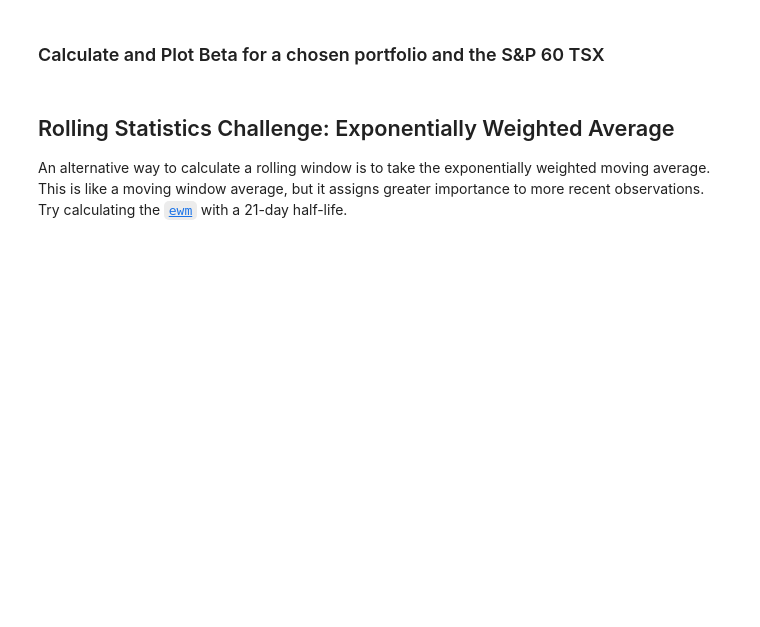
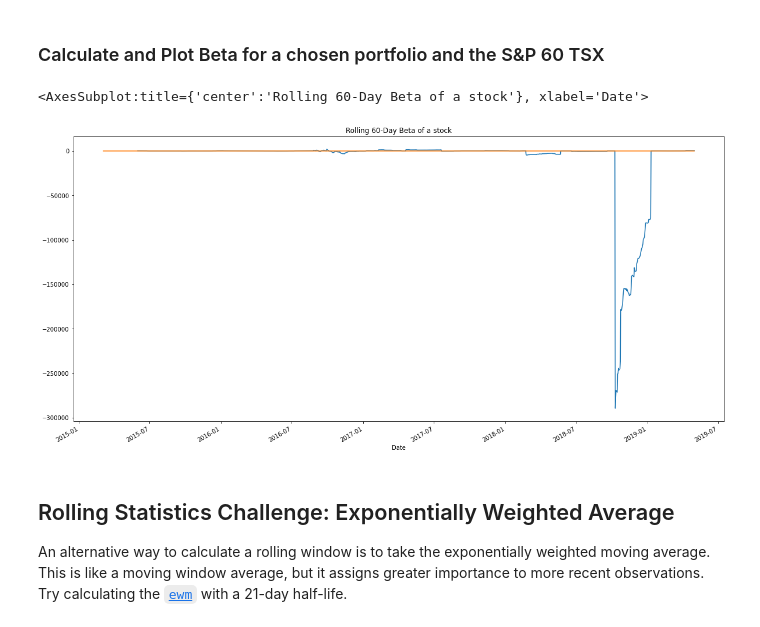
Before and after one commit to aliabolhassani/whale-analysis, a Jupyter notebook: Code/whale_analysis.ipynb, the cells around one changed output. Cells and saved outputs as stored; diff of their text form; code cells hidden in the pictures; blank space fills up the shorter version.

```diff
--- a/Code/whale_analysis.ipynb
+++ b/Code/whale_analysis.ipynb
@@ -280,3 +291,23 @@ Risk changes over time. Analyze the rolling statistics for Risk and Beta.
+# %%
+# Calculate covariance of a single portfolio
+# tiger_covariance = combined_df_returns["TIGER GLOBAL MANAGEMENT LLC"].cov(combined_df_returns["SP_TSX_Close"])
+tiger_covariance = combined_df_returns["Algo 2"].rolling(window=60).cov(combined_df_returns["SP_TSX_Close"])
+tiger_covariance
+
+# Calculate variance of S&P TSX
+variance = combined_df_returns["SP_TSX_Close"].rolling(window=60).var()
+variance
+
+# Computing beta
+rolling_tiger_beta = tiger_covariance / variance
+rolling_tiger_beta
+
+# Plot beta trend
+ax = rolling_tiger_beta.plot(figsize=(20, 10), title="Rolling 60-Day Beta of a stock")
+combined_df_returns["SP_TSX_Close"].plot(ax=ax)
+# %% [output]
+<AxesSubplot:title={'center':'Rolling 60-Day Beta of a stock'}, xlabel='Date'>
+[figure, added]
 # %% [markdown]
 ## Rolling Statistics Challenge: Exponentially Weighted Average
 
```
Also changed, not shown: parts of 8 cells of this notebook.
